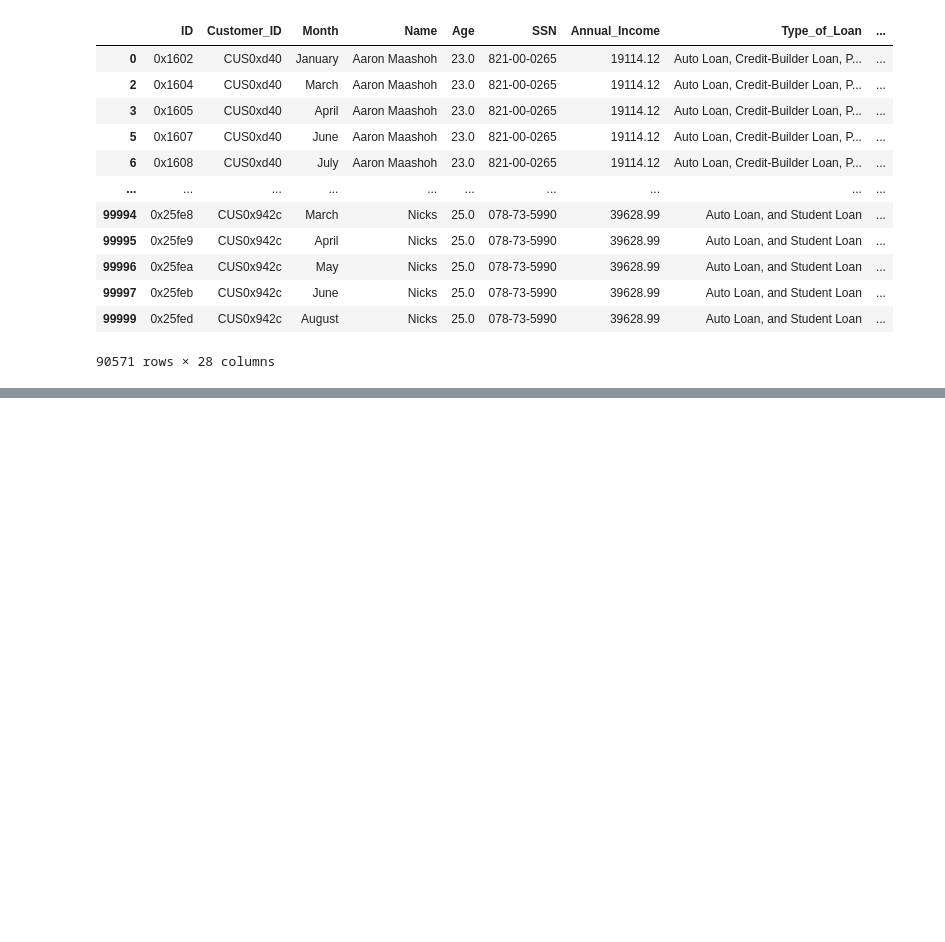
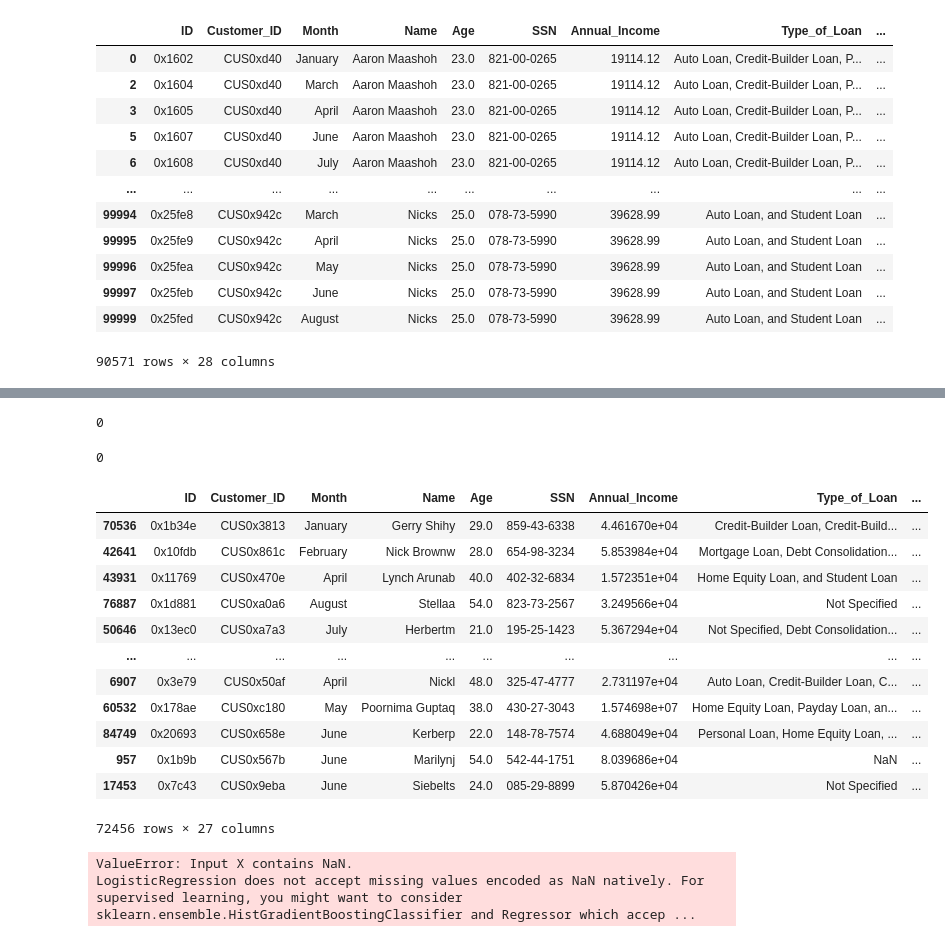
Before and after one commit to rodyrahi/creditscoreML, a Jupyter notebook: credit.ipynb, the cells around one changed output, grey strips where cells are left out. Saved outputs shown, nothing was run; the diff lists cells and outputs as text; code cells hidden in the pictures; blank space fills up the shorter version.

```diff
--- a/credit.ipynb
+++ b/credit.ipynb
@@ -112,0 +129,3 @@ scoredf
+# %%
+scoredf['Credit_Score'] = scoredf['Credit_Score'].map({'Good': 1, 'Standard': 2, 'Poor': 3})
+scoredf['Credit_Score']
@@ -112,0 +145,5 @@ scoredf
+# %%
+scoredf['occupation'] = scoredf['occupation'].map({'Scientist':1, 'Teacher':2, 'Engineer':3, 'Entrepreneur':4, 'Developer':5, 'Lawyer':6,
+ 'MediaManager':7, 'Doctor':8, 'Journalist':9, 'Manager':10, 'Accountant':11, 'Musician':12,
+ 'Mechanic':13, 'Writer':14, 'Architect':15})
+scoredf['occupation']
@@ -112,0 +163,3 @@ scoredf
+# %%
+scoredf['Payment_of_Min_Amount'] = scoredf['Payment_of_Min_Amount'].map({'Yes': 1, 'No': 0 , 'NM' : 2})
+scoredf['Payment_of_Min_Amount']
@@ -113 +179,9 @@ scoredf
+# %%
+scoredf['Payment_of_Min_Amount'].isnull().sum()
+# %% [output]
+0
+# %%
+scoredf['occupation'].isnull().sum()
+# %% [output]
+0
 # %%
@@ -114,0 +189,24 @@ scoredf.to_csv('credit.csv', index=False)
+# %%
+
+
+y = scoredf['Credit_Score']
+X = scoredf.drop('Credit_Score', axis=1)
+
+
+X_train, X_test, y_train, y_test = train_test_split(X, y, test_size=0.2, random_state=42)
+# %%
+X_train
+# %% [output]
+|  | ID | Customer_ID | Month | Name | Age | SSN | Annual_Income | Type_of_Loan | ... |
+| 70536 | 0x1b34e | CUS0x3813 | January | Gerry Shihy | 29.0 | 859-43-6338 | 4.461670e+04 | Credit-Builder Loan, Credit-Build... | ... |
+| 42641 | 0x10fdb | CUS0x861c | February | Nick Brownw | 28.0 | 654-98-3234 | 5.853984e+04 | Mortgage Loan, Debt Consolidation... | ... |
+| 43931 | 0x11769 | CUS0x470e | April | Lynch Arunab | 40.0 | 402-32-6834 | 1.572351e+04 | Home Equity Loan, and Student Loan | ... |
+| 76887 | 0x1d881 | CUS0xa0a6 | August | Stellaa | 54.0 | 823-73-2567 | 3.249566e+04 | Not Specified | ... |
+| 50646 | 0x13ec0 | CUS0xa7a3 | July | Herbertm | 21.0 | 195-25-1423 | 5.367294e+04 | Not Specified, Debt Consolidation... | ... |
+| ... | ... | ... | ... | ... | ... | ... | ... | ... | ... |
+| 6907 | 0x3e79 | CUS0x50af | April | Nickl | 48.0 | 325-47-4777 | 2.731197e+04 | Auto Loan, Credit-Builder Loan, C... | ... |
+| 60532 | 0x178ae | CUS0xc180 | May | Poornima Guptaq | 38.0 | 430-27-3043 | 1.574698e+07 | Home Equity Loan, Payday Loan, an... | ... |
+| 84749 | 0x20693 | CUS0x658e | June | Kerberp | 22.0 | 148-78-7574 | 4.688049e+04 | Personal Loan, Home Equity Loan, ... | ... |
+| 957 | 0x1b9b | CUS0x567b | June | Marilynj | 54.0 | 542-44-1751 | 8.039686e+04 | NaN | ... |
+| 17453 | 0x7c43 | CUS0x9eba | June | Siebelts | 24.0 | 085-29-8899 | 5.870426e+04 | Not Specified | ... |
+72456 rows × 27 columns
@@ -114,0 +215,6 @@ scoredf.to_csv('credit.csv', index=False)
+# %%
+clf = LogisticRegression()
+clf.fit(X_train, y)
+# %% [output]
+ValueError: Input X contains NaN.
+LogisticRegression does not accept missing values encoded as NaN natively. For supervised learning, you might want to consider sklearn.ensemble.HistGradientBoostingClassifier and Regressor which accep ...
```
Also changed, not shown: parts of 9 cells of this notebook, 1 other file.
